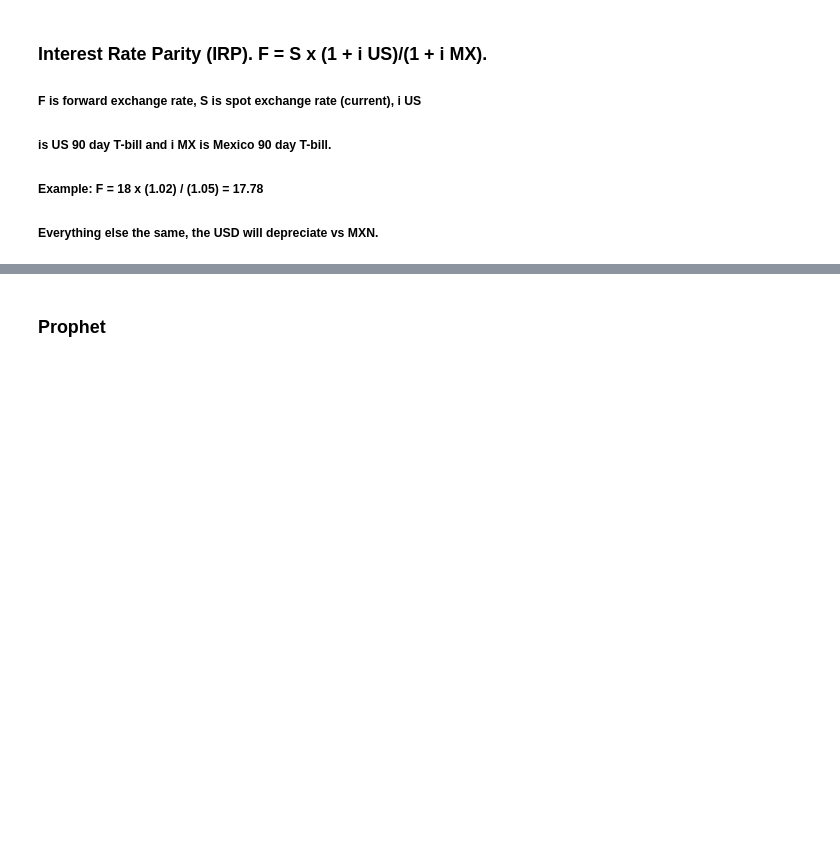
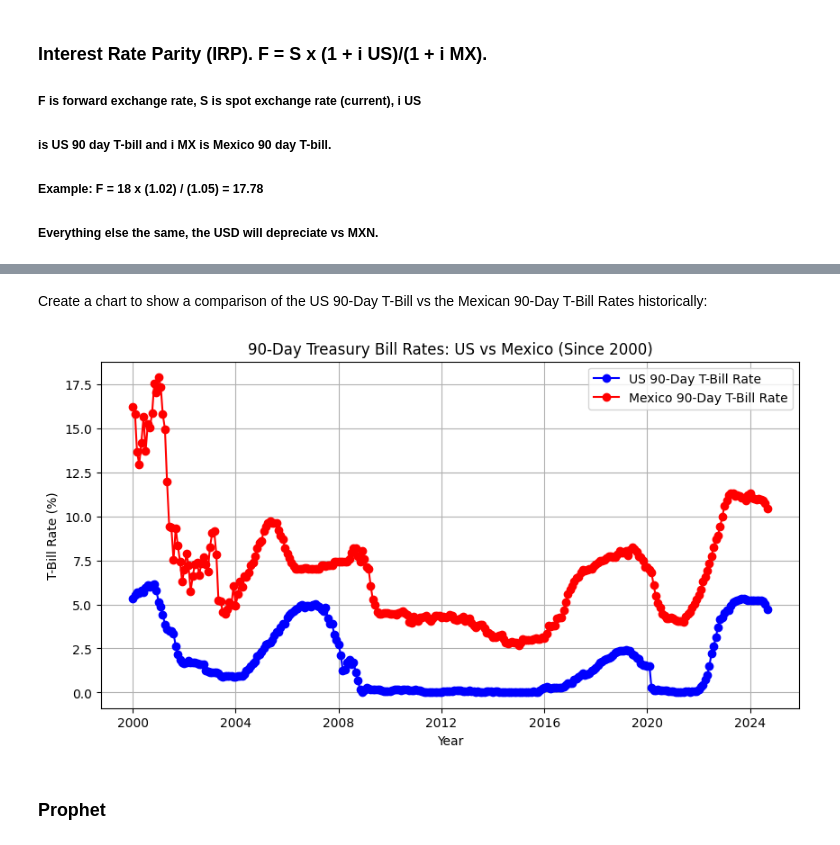
Before and after one commit to wrdhall3/fx-rate-project, a Jupyter notebook: retrieve_fx_data.ipynb, the cells around one changed output, grey strips where cells are left out. Cells and saved outputs as stored; diff of their text form; code cells hidden in the pictures; blank space fills up the shorter version.

Commit message:
Added chart for 90-Day Treasury Bill Rates: US vs Mexico (Since 2000)

```diff
--- a/retrieve_fx_data.ipynb
+++ b/retrieve_fx_data.ipynb
@@ -696,3 +680,24 @@ plt.show()
+# %% [markdown]
+Create a chart to show a comparison of the US 90-Day T-Bill vs the Mexican 90-Day T-Bill Rates historically:
+# %%
+# Filter data since the year 2000
+data_90daysTbill = data.loc['2000-01-01':, ['US 90-Day T-bill', 'MX 90-Day T-bill']].dropna()
+
+# Create the figure
+plt.figure(figsize=(10, 5))
+
+# Plotting both T-Bill Rates on the same y-axis
+plt.plot(data_90daysTbill.index, data_90daysTbill['US 90-Day T-bill'], label='US 90-Day T-Bill Rate', marker='o', color='b')
+plt.plot(data_90daysTbill.index, data_90daysTbill['MX 90-Day T-bill'], label='Mexico 90-Day T-Bill Rate', marker='o', color='r')
+
+# Adding titles and labels
+plt.title('90-Day Treasury Bill Rates: US vs Mexico (Since 2000)')
+plt.xlabel('Year')
+plt.ylabel('T-Bill Rate (%)')
+plt.legend()
+plt.grid()
+# %% [output]
+[figure, added]
 # %% [markdown]
 ### Prophet
 # %%
```
Also changed, not shown: parts of 34 cells of this notebook.
